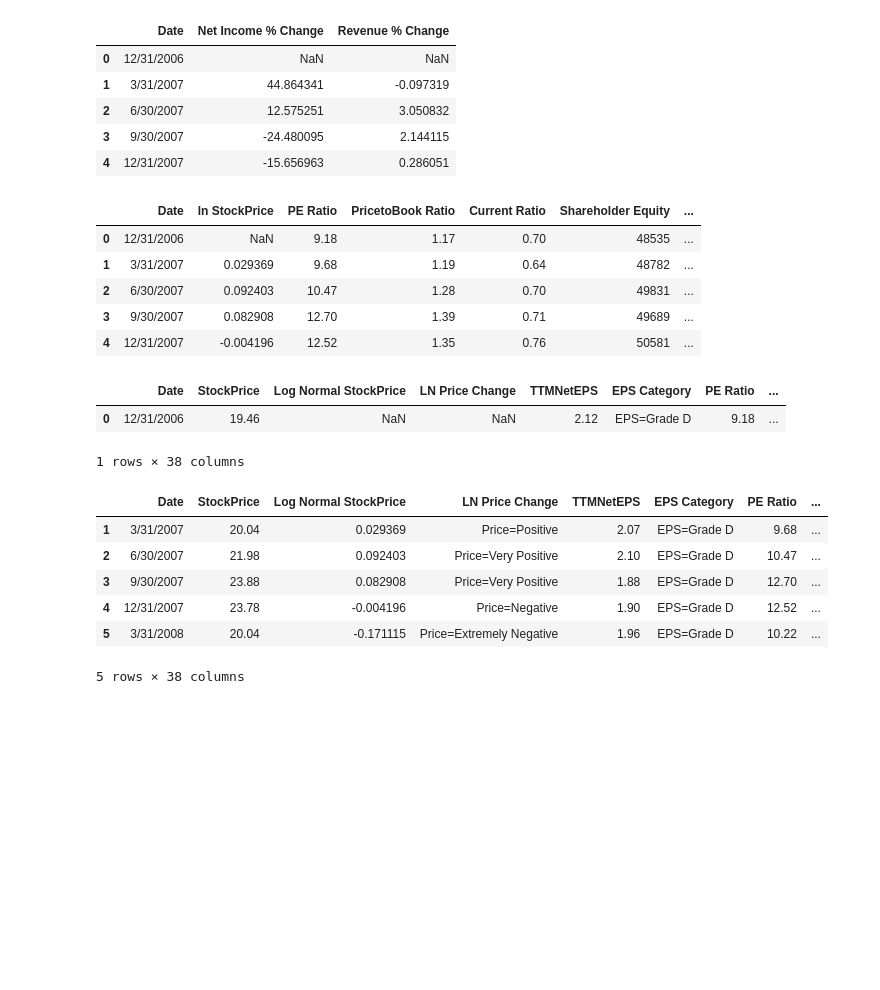
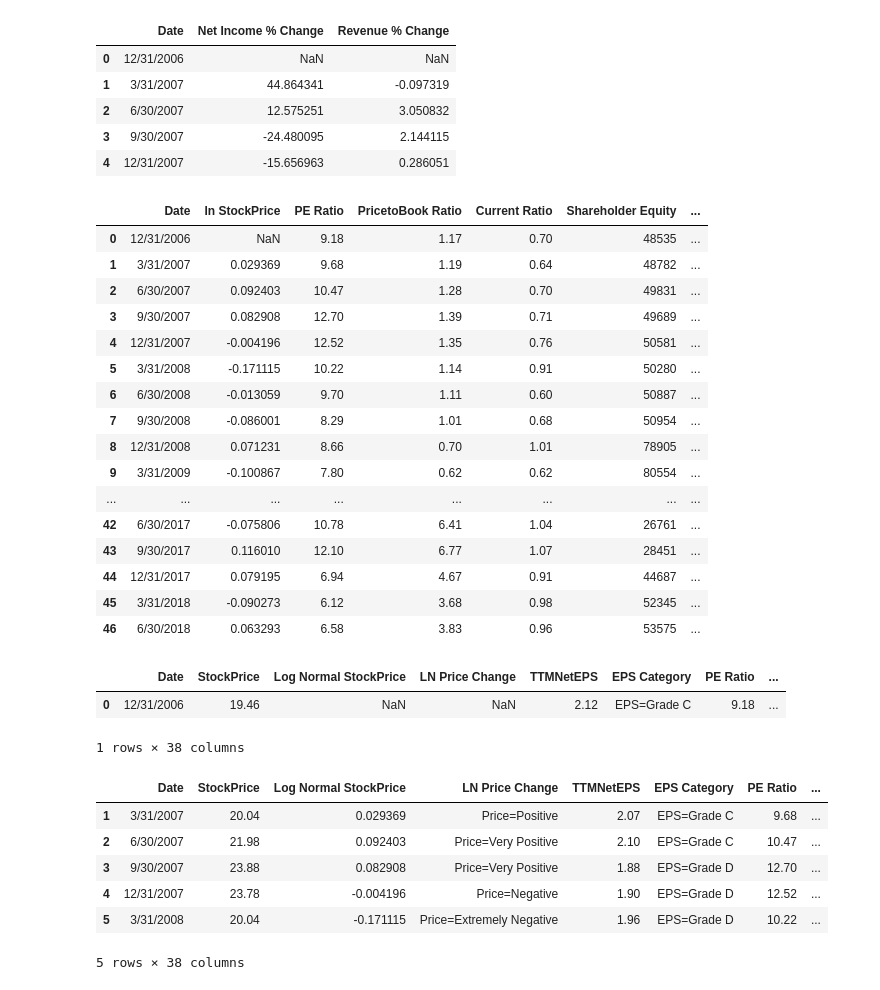
Before and after one commit to Montclair1/TelecomStockSelector, a Jupyter notebook: Verizon_Financials_PreProcessing.ipynb, the cells around one changed output. Saved outputs shown, nothing was run; the diff lists cells and outputs as text; code cells hidden in the pictures; blank space fills up the shorter version.

Commit message:
Updated Categorical Binning with Equal Frequency
Changing some parameters and equal binning allowed for better data mining of categories

```diff
--- a/Verizon_Financials_PreProcessing.ipynb
+++ b/Verizon_Financials_PreProcessing.ipynb
@@ -104,37 +104,64 @@ data1percentages.head()
 # %%
 #categorize current ratio numerical values
 # Current Ratio
+# equal width binning
 bins = [0, .5, 1.0, 1.5, 2.0, np.inf]
+# equal frequency binning
+bins = [0, .2, .6, .8, 1.0, np.inf]
 names = ['CR=Very Low', 'CR=Low', 'CR=Acceptable', 'CR=Good', 'CR=Very Good']
 data1ratios['Current Ratio Category'] = pd.cut(data1ratios['Current Ratio'], bins, labels=names)
+
 # LN Price change categories
 bins = [np.NINF,-.12, -.06, 0, .06, .12, np.inf]
 names = [ 'Price=Extremely Negative','Price=Very Negative', 'Price=Negative', 'Price=Positive', 'Price=Very Positive','Price=Extremely Positive']
 data1ratios['LN Price Change'] = pd.cut(data1ratios['ln StockPrice'], bins, labels=names)
+
 # PE Ratio
-bins = [0, 10, 19, 25, 35, np.inf]
-names = ['PE=Very Low', 'PE=Low', 'PE=Average', 'PE=High', 'PE=Very High']
+# general equal frequency binning
+bins = [0, 9, 10.75, 15.1, 32, np.inf]
+names = ['PE=High Value', 'PE=Value', 'PE=Balanced', 'PE=Growth', 'PE=High Growth']
 data1ratios['PE Category'] = pd.cut(data1ratios['PE Ratio'], bins, labels=names)
+
 # Debt to Equity Ratio Categories
-bins = [0, .2, .4, .6, .8, np.inf]
-names = ['DE=Very Good', 'DE=Good', 'DE=Low Risk', 'DE=Risky', 'DE=Very Risky']
+bins = [0, .6, 2.0, 5.0, np.inf]
+names = ['DE=Low Risk', 'DE=Moderate Risk', 'DE=Higher Risk', 'DE=Very High Risk']
 data1ratios['DebtToEquityCategory'] = pd.cut(data1ratios['DebtToEquity Ratio'], bins, labels=names)
+
 # Quick Ratio Categories
-bins = [0, .4, .8, 1.2, 1.6, np.inf]
-names = ['QR=Very Low', 'QR=Low', 'QR=Good', 'QR=High', 'QR=Very High']
+# low ratio means less cash to pay off debts immediately = higher risl
+# equal width binning
+#bins = [0, .4, .8, 1.2, 1.6, np.inf]
+#equal freq binning
+bins = [0,.65,.9, np.inf]
+names = ['QR=High Risk', 'QR=Moderate Risk', 'QR=Low Risk']
 data1ratios['QuickRatioCategory'] = pd.cut(data1['QuickRatio'], bins, labels=names)
 # EPS Categories
-bins = [0, 1.5, 3.0, 4.5, 6.0, np.inf]
+
+# Equal width categories
+#bins = [0, 1.5, 3.0, 4.5, 6.0, np.inf]
+#Equal Depth categories
+bins = [0, 1.0, 2.0, 2.35, 3.9, np.inf]
 names = ['EPS=Grade E', 'EPS=Grade D', 'EPS=Grade C', 'EPS=Grade B', 'EPS=Grade A']
 data1ratios['EPSCategory'] = pd.cut(data1['TTMNetEPS'], bins, labels=names)
-data1ratios.head()
+data1ratios
 # %% [output]
 |  | Date | ln StockPrice | PE Ratio | PricetoBook Ratio | Current Ratio | Shareholder Equity | ... |
 | 0 | 12/31/2006 | NaN | 9.18 | 1.17 | 0.70 | 48535 | ... |
 | 1 | 3/31/2007 | 0.029369 | 9.68 | 1.19 | 0.64 | 48782 | ... |
 | 2 | 6/30/2007 | 0.092403 | 10.47 | 1.28 | 0.70 | 49831 | ... |
 | 3 | 9/30/2007 | 0.082908 | 12.70 | 1.39 | 0.71 | 49689 | ... |
 | 4 | 12/31/2007 | -0.004196 | 12.52 | 1.35 | 0.76 | 50581 | ... |
+| 5 | 3/31/2008 | -0.171115 | 10.22 | 1.14 | 0.91 | 50280 | ... |
+| 6 | 6/30/2008 | -0.013059 | 9.70 | 1.11 | 0.60 | 50887 | ... |
+| 7 | 9/30/2008 | -0.086001 | 8.29 | 1.01 | 0.68 | 50954 | ... |
+| 8 | 12/31/2008 | 0.071231 | 8.66 | 0.70 | 1.01 | 78905 | ... |
+| 9 | 3/31/2009 | -0.100867 | 7.80 | 0.62 | 0.62 | 80554 | ... |
+| ... | ... | ... | ... | ... | ... | ... | ... |
+| 42 | 6/30/2017 | -0.075806 | 10.78 | 6.41 | 1.04 | 26761 | ... |
+| 43 | 9/30/2017 | 0.116010 | 12.10 | 6.77 | 1.07 | 28451 | ... |
+| 44 | 12/31/2017 | 0.079195 | 6.94 | 4.67 | 0.91 | 44687 | ... |
+| 45 | 3/31/2018 | -0.090273 | 6.12 | 3.68 | 0.98 | 52345 | ... |
+| 46 | 6/30/2018 | 0.063293 | 6.58 | 3.83 | 0.96 | 53575 | ... |
 # %%
 # combine all preproccessed data to a final data frame
 data1final = data1.filter(['Date'], axis=1)
@@ -183,7 +210,7 @@ nan = data1final[data1final.isnull().any(axis=1)]
 nan
 # %% [output]
 |  | Date | StockPrice | Log Normal StockPrice | LN Price Change | TTMNetEPS | EPS Category | PE Ratio | ... |
-| 0 | 12/31/2006 | 19.46 | NaN | NaN | 2.12 | EPS=Grade D | 9.18 | ... |
+| 0 | 12/31/2006 | 19.46 | NaN | NaN | 2.12 | EPS=Grade C | 9.18 | ... |
 1 rows × 38 columns
 # %%
 #drop the first row which contains null value
@@ -192,8 +219,8 @@ data1final = data1final.drop(data1final.index[0])
 data1final.head()
 # %% [output]
 |  | Date | StockPrice | Log Normal StockPrice | LN Price Change | TTMNetEPS | EPS Category | PE Ratio | ... |
-| 1 | 3/31/2007 | 20.04 | 0.029369 | Price=Positive | 2.07 | EPS=Grade D | 9.68 | ... |
-| 2 | 6/30/2007 | 21.98 | 0.092403 | Price=Very Positive | 2.10 | EPS=Grade D | 10.47 | ... |
+| 1 | 3/31/2007 | 20.04 | 0.029369 | Price=Positive | 2.07 | EPS=Grade C | 9.68 | ... |
+| 2 | 6/30/2007 | 21.98 | 0.092403 | Price=Very Positive | 2.10 | EPS=Grade C | 10.47 | ... |
 | 3 | 9/30/2007 | 23.88 | 0.082908 | Price=Very Positive | 1.88 | EPS=Grade D | 12.70 | ... |
 | 4 | 12/31/2007 | 23.78 | -0.004196 | Price=Negative | 1.90 | EPS=Grade D | 12.52 | ... |
 | 5 | 3/31/2008 | 20.04 | -0.171115 | Price=Extremely Negative | 1.96 | EPS=Grade D | 10.22 | ... |
```
Also changed, not shown: parts of 4 cells of this notebook, 2 other files.
